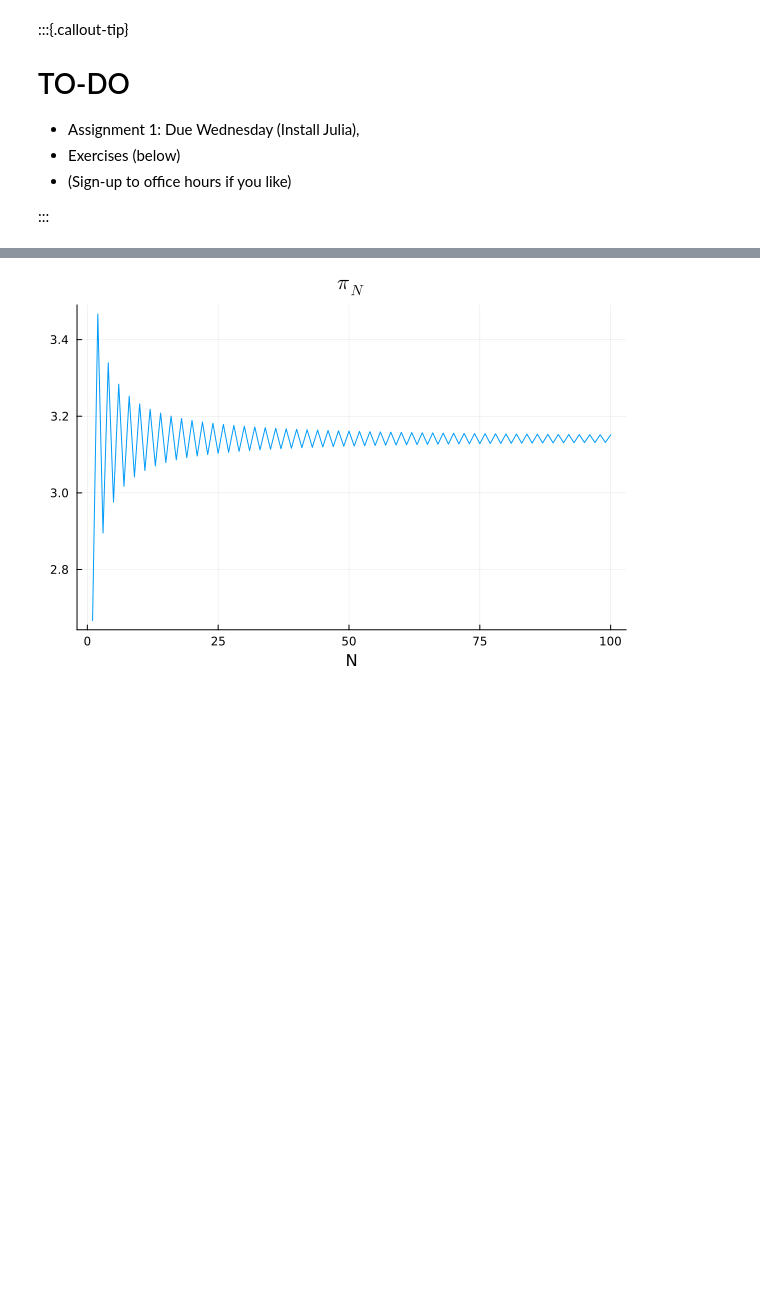
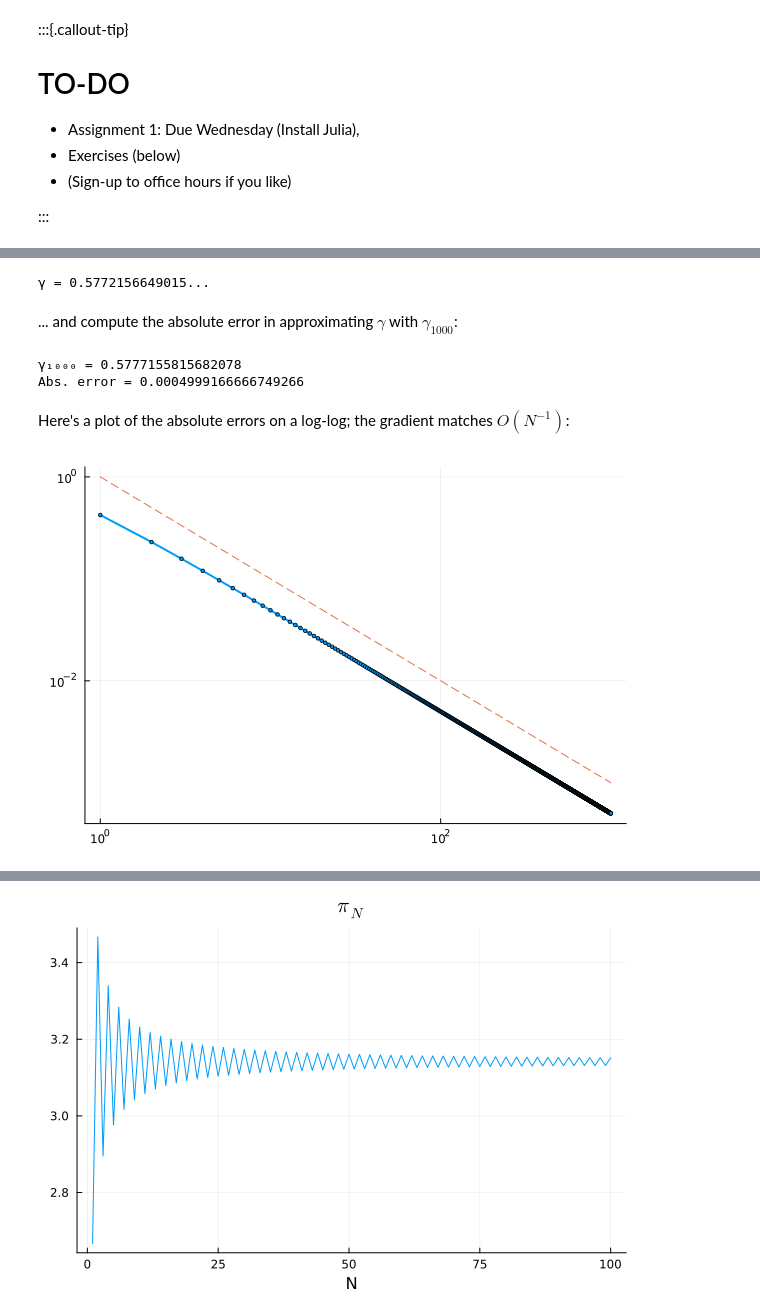
Before and after one commit to jackrthomas/Math5485, a Jupyter notebook: lectures/L01.ipynb, the cells around one changed output, grey strips where cells are left out. Cells and saved outputs as stored; diff of their text form; code cells hidden in the pictures; blank space fills up the shorter version.

```diff
--- a/lectures/L01.ipynb
+++ b/lectures/L01.ipynb
@@ -521,0 +601,28 @@ approximate $\pi$ by using the Taylor expansion of $\arctan$ together with the f
+# %%
+γ = Base.MathConstants.eulergamma
+# %% [output]
+γ = 0.5772156649015...
+# %% [markdown]
+... and compute the absolute error in approximating $\gamma$ with $\gamma_{1000}$:
+# %%
+Nmax = 1000;
+
+N = 1:Nmax;
+γN = zeros( Nmax );
+γN[1] = 1;
+for n ∈ 2:Nmax
+    γN[n] = (1/n) + γN[n-1] + log( (n-1)/n );
+end
+
+println( "γ₁₀₀₀ = ", γN[1000] )
+println( "Abs. error = " , abs( γ - γN[1000] ) )
+# %% [output]
+γ₁₀₀₀ = 0.5777155815682078
+Abs. error = 0.0004999166666749266
+# %% [markdown]
+Here's a plot of the absolute errors on a log-log; the gradient matches $O(N^{-1})$:
+# %%
+plot( γN .- γ , xaxis=:log, yaxis=:log , legend = false, lw = 2, m=2)
+plot!( N.^(-1) , linestyle=:dash)
+# %% [output]
+[figure, added]
```
Also changed, not shown: parts of 23 cells of this notebook, 7 other files.
